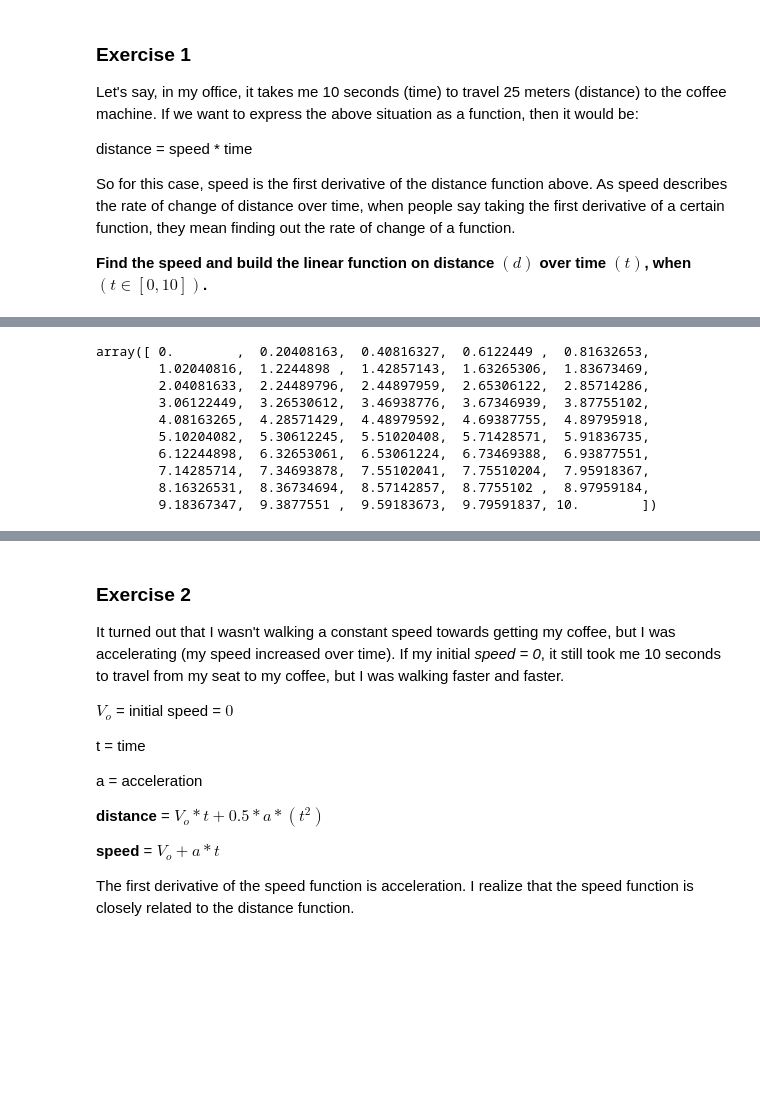
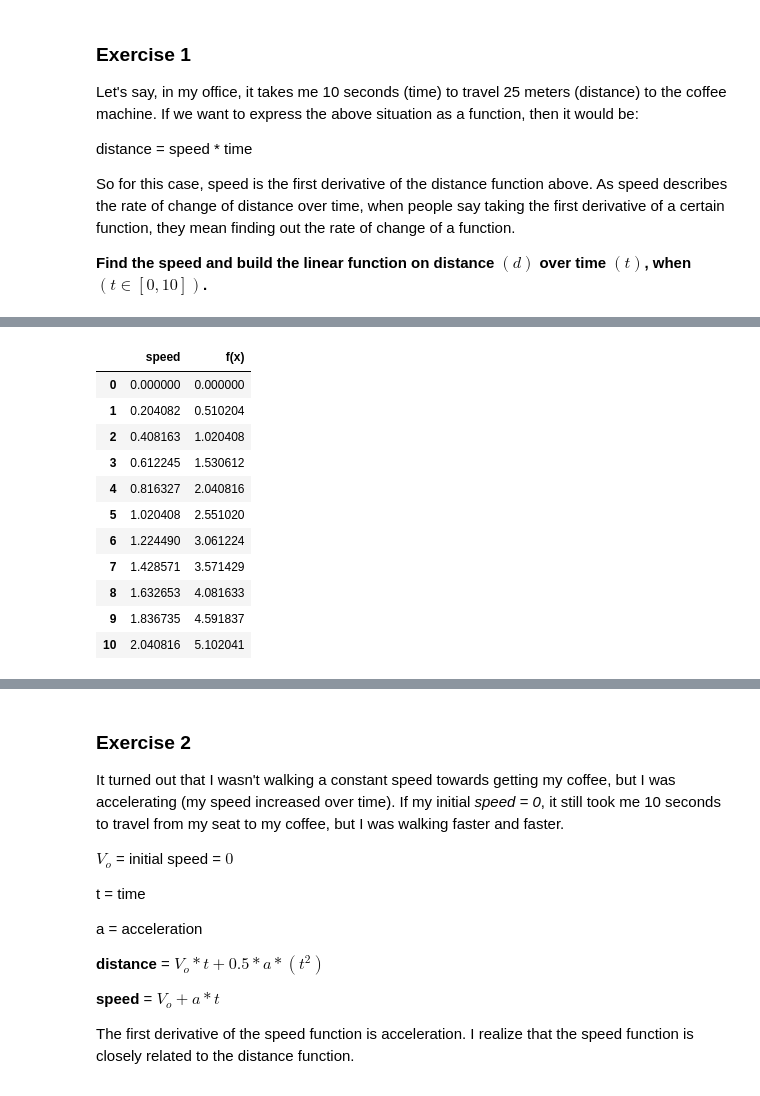
Before and after one commit to aozdl/calculus-and-algebra-problems-with-python, a Jupyter notebook: notebook/problems.ipynb, the cells around one changed output, grey strips where cells are left out. Cells and saved outputs as stored; diff of their text form; code cells hidden in the pictures; blank space fills up the shorter version.

```diff
--- a/notebook/problems.ipynb
+++ b/notebook/problems.ipynb
@@ -22,13 +22,14 @@ So for this case, speed is the first derivative of the distance function above.
 
 **Find the speed and build the linear function on distance $(d)$ over time $(t)$, when $(t ∈ [0,10])$.**
 # %%
-# import libraries
 
+#import libraries
+import matplotlib.pyplot as plt
 import numpy as np
-import matplotlib.pyplot as plt
 import pandas as pd
 
-# Define the distance function
+#define the distance function
+def f(x): return 2.5 * x
 
-def f(x): return 2.5 * x
+speed = np.linspace(0,10)
 # %%
@@ -38,14 +41,20 @@ print(f(5))
 # %%
-dot = np.linspace(0,10)
-dot
+
+# create a dataframe
+
+result=pd.DataFrame({'speed':speed,'f(x)':f(speed)})
+
+result.head(11)
 # %% [output]
-array([ 0.        ,  0.20408163,  0.40816327,  0.6122449 ,  0.81632653,
-        1.02040816,  1.2244898 ,  1.42857143,  1.63265306,  1.83673469,
-        2.04081633,  2.24489796,  2.44897959,  2.65306122,  2.85714286,
-        3.06122449,  3.26530612,  3.46938776,  3.67346939,  3.87755102,
-        4.08163265,  4.28571429,  4.48979592,  4.69387755,  4.89795918,
-        5.10204082,  5.30612245,  5.51020408,  5.71428571,  5.91836735,
-        6.12244898,  6.32653061,  6.53061224,  6.73469388,  6.93877551,
-        7.14285714,  7.34693878,  7.55102041,  7.75510204,  7.95918367,
-        8.16326531,  8.36734694,  8.57142857,  8.7755102 ,  8.97959184,
-        9.18367347,  9.3877551 ,  9.59183673,  9.79591837, 10.        ])
+|  | speed | f(x) |
+| 0 | 0.000000 | 0.000000 |
+| 1 | 0.204082 | 0.510204 |
+| 2 | 0.408163 | 1.020408 |
+| 3 | 0.612245 | 1.530612 |
+| 4 | 0.816327 | 2.040816 |
+| 5 | 1.020408 | 2.551020 |
+| 6 | 1.224490 | 3.061224 |
+| 7 | 1.428571 | 3.571429 |
+| 8 | 1.632653 | 4.081633 |
+| 9 | 1.836735 | 4.591837 |
+| 10 | 2.040816 | 5.102041 |
```
Also changed, not shown: parts of 10 cells of this notebook.
